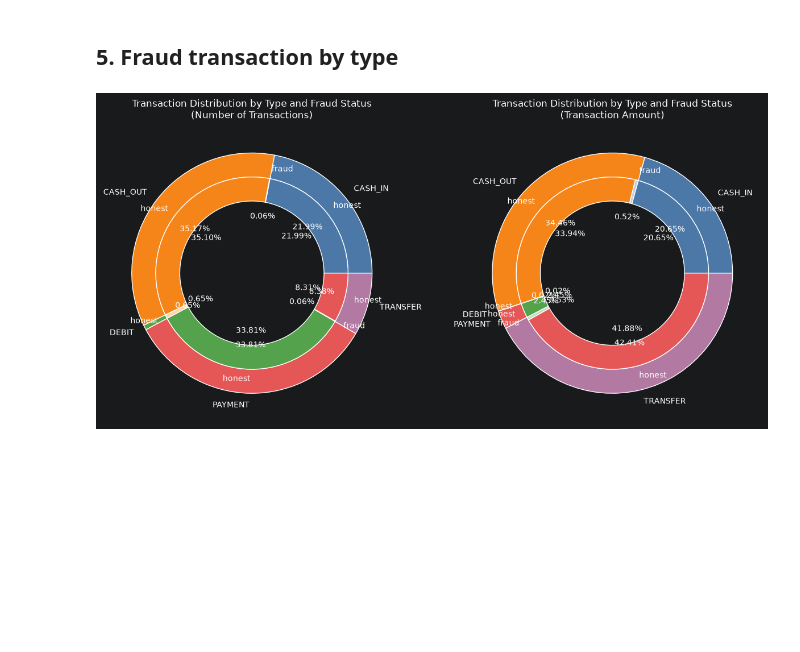
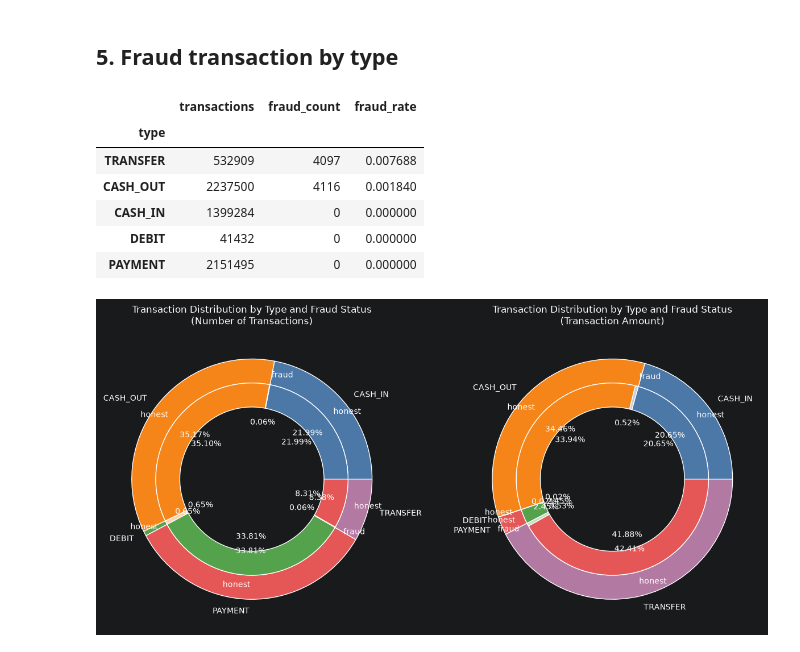
Before and after one commit to blbl-blbl/kaggle-Financial-Fraud-Detection-Dataset, a Jupyter notebook: notebooks/01_eda.ipynb, the cells around one changed output. Cells and saved outputs as stored; diff of their text form; code cells hidden in the pictures; blank space fills up the shorter version.

```diff
--- a/notebooks/01_eda.ipynb
+++ b/notebooks/01_eda.ipynb
@@ -261,6 +259,22 @@ plt.show()
 [figure]
 # %% [markdown]
 ## 5. Fraud transaction by type
+# %%
+(df.groupby('type')
+  .agg(
+      transactions=('isFraud', 'size'),
+      fraud_count=('isFraud', 'sum'),
+      fraud_rate=('isFraud', 'mean')
+  )
+  .sort_values('fraud_rate', ascending=False))
+# %% [output]
+|  | transactions | fraud_count | fraud_rate |
+| type |  |  |  |
+| TRANSFER | 532909 | 4097 | 0.007688 |
+| CASH_OUT | 2237500 | 4116 | 0.001840 |
+| CASH_IN | 1399284 | 0 | 0.000000 |
+| DEBIT | 41432 | 0 | 0.000000 |
+| PAYMENT | 2151495 | 0 | 0.000000 |
 # %%
 temp_df = df.copy()
 
```
Also changed, not shown: parts of 16 cells of this notebook.
